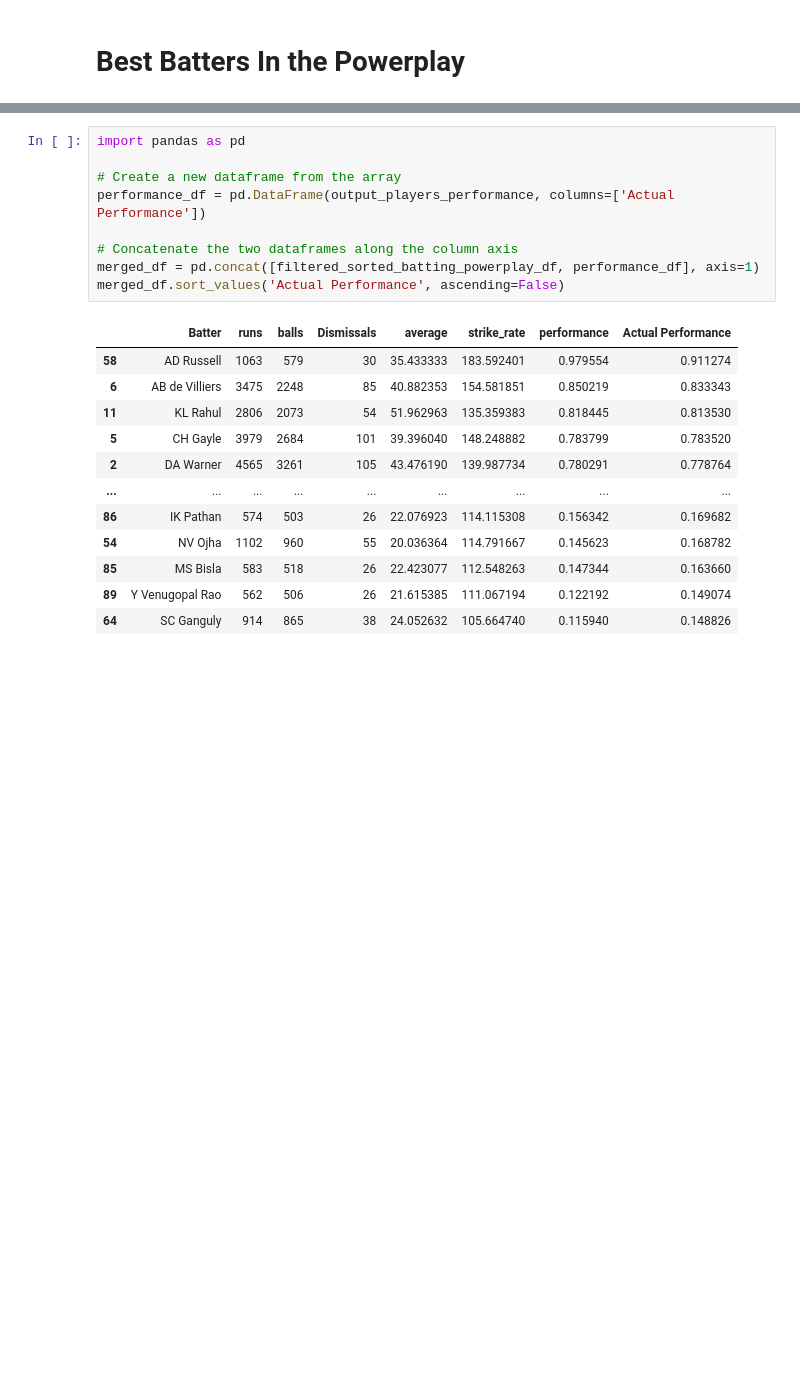
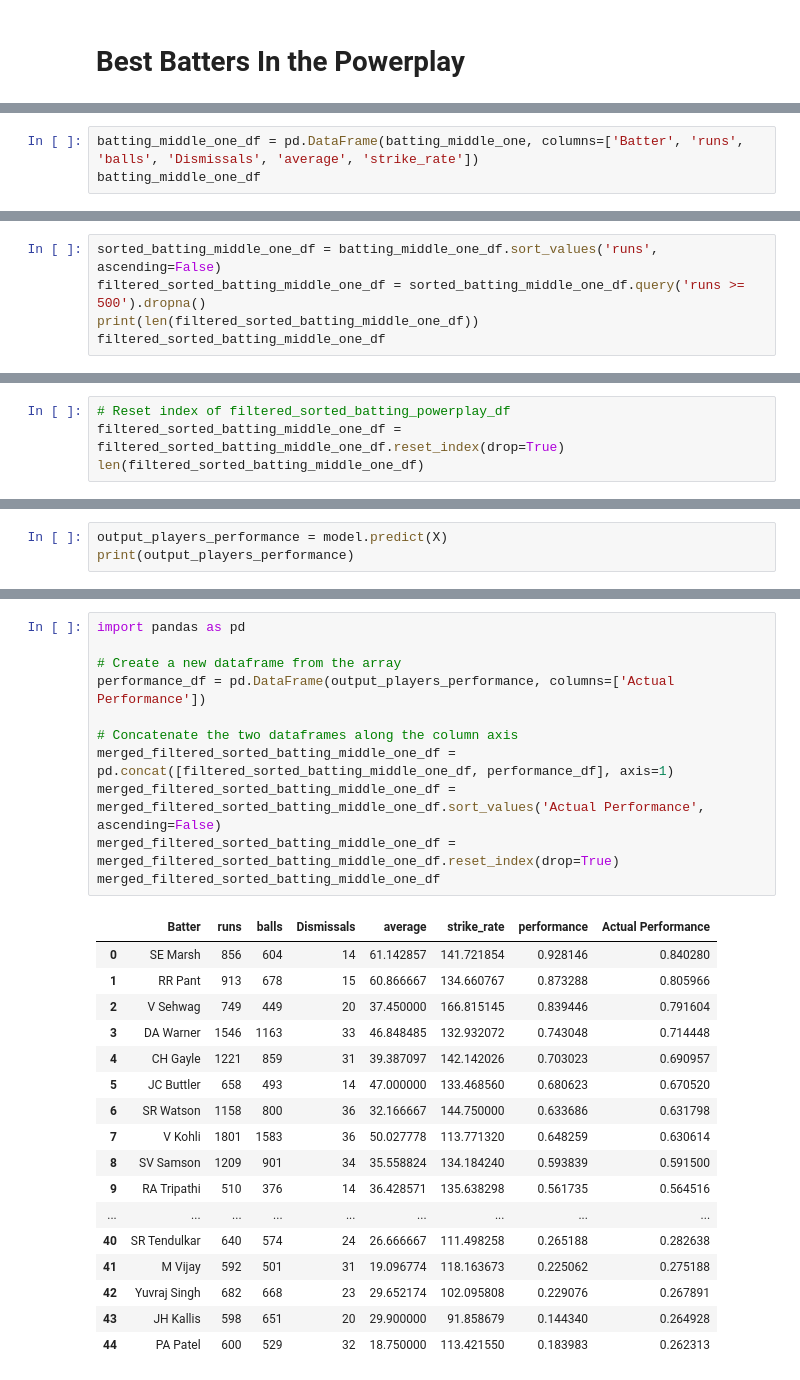
Before and after one commit to anubrotoGhose/IPL-Top-Players, a Jupyter notebook: IPL Feature Selection.ipynb, the cells around one changed output, grey strips where cells are left out. Saved outputs shown, nothing was run; the diff lists cells and outputs as text; blank space fills up the shorter version.

Commit message:
Added How to find the best batters in the phases of the middle overs

```diff
--- a/IPL Feature Selection.ipynb
+++ b/IPL Feature Selection.ipynb
@@ -357,0 +444,3 @@ filtered_sorted_batting_powerplay_df
+# %%
+batting_middle_one_df = pd.DataFrame(batting_middle_one, columns=['Batter', 'runs', 'balls', 'Dismissals', 'average', 'strike_rate'])
+batting_middle_one_df
@@ -357,0 +461,5 @@ filtered_sorted_batting_powerplay_df
+# %%
+sorted_batting_middle_one_df = batting_middle_one_df.sort_values('runs', ascending=False)
+filtered_sorted_batting_middle_one_df = sorted_batting_middle_one_df.query('runs >= 500').dropna()
+print(len(filtered_sorted_batting_middle_one_df))
+filtered_sorted_batting_middle_one_df
@@ -357,0 +485,4 @@ filtered_sorted_batting_powerplay_df
+# %%
+# Reset index of filtered_sorted_batting_powerplay_df
+filtered_sorted_batting_middle_one_df = filtered_sorted_batting_middle_one_df.reset_index(drop=True)
+len(filtered_sorted_batting_middle_one_df)
@@ -357,0 +574,3 @@ filtered_sorted_batting_powerplay_df
+# %%
+output_players_performance = model.predict(X)
+print(output_players_performance)
@@ -358,22 +621,29 @@ filtered_sorted_batting_powerplay_df
 # %%
 import pandas as pd
 
 # Create a new dataframe from the array
 performance_df = pd.DataFrame(output_players_performance, columns=['Actual Performance'])
 
 # Concatenate the two dataframes along the column axis
-merged_df = pd.concat([filtered_sorted_batting_powerplay_df, performance_df], axis=1)
-merged_df.sort_values('Actual Performance', ascending=False)
+merged_filtered_sorted_batting_middle_one_df = pd.concat([filtered_sorted_batting_middle_one_df, performance_df], axis=1)
+merged_filtered_sorted_batting_middle_one_df = merged_filtered_sorted_batting_middle_one_df.sort_values('Actual Performance', ascending=False)
+merged_filtered_sorted_batting_middle_one_df = merged_filtered_sorted_batting_middle_one_df.reset_index(drop=True)
+merged_filtered_sorted_batting_middle_one_df
 # %% [output]
 |  | Batter | runs | balls | Dismissals | average | strike_rate | performance | Actual Performance |
-| 58 | AD Russell | 1063 | 579 | 30 | 35.433333 | 183.592401 | 0.979554 | 0.911274 |
-| 6 | AB de Villiers | 3475 | 2248 | 85 | 40.882353 | 154.581851 | 0.850219 | 0.833343 |
-| 11 | KL Rahul | 2806 | 2073 | 54 | 51.962963 | 135.359383 | 0.818445 | 0.813530 |
-| 5 | CH Gayle | 3979 | 2684 | 101 | 39.396040 | 148.248882 | 0.783799 | 0.783520 |
-| 2 | DA Warner | 4565 | 3261 | 105 | 43.476190 | 139.987734 | 0.780291 | 0.778764 |
+| 0 | SE Marsh | 856 | 604 | 14 | 61.142857 | 141.721854 | 0.928146 | 0.840280 |
+| 1 | RR Pant | 913 | 678 | 15 | 60.866667 | 134.660767 | 0.873288 | 0.805966 |
+| 2 | V Sehwag | 749 | 449 | 20 | 37.450000 | 166.815145 | 0.839446 | 0.791604 |
+| 3 | DA Warner | 1546 | 1163 | 33 | 46.848485 | 132.932072 | 0.743048 | 0.714448 |
+| 4 | CH Gayle | 1221 | 859 | 31 | 39.387097 | 142.142026 | 0.703023 | 0.690957 |
+| 5 | JC Buttler | 658 | 493 | 14 | 47.000000 | 133.468560 | 0.680623 | 0.670520 |
+| 6 | SR Watson | 1158 | 800 | 36 | 32.166667 | 144.750000 | 0.633686 | 0.631798 |
+| 7 | V Kohli | 1801 | 1583 | 36 | 50.027778 | 113.771320 | 0.648259 | 0.630614 |
+| 8 | SV Samson | 1209 | 901 | 34 | 35.558824 | 134.184240 | 0.593839 | 0.591500 |
+| 9 | RA Tripathi | 510 | 376 | 14 | 36.428571 | 135.638298 | 0.561735 | 0.564516 |
 | ... | ... | ... | ... | ... | ... | ... | ... | ... |
-| 86 | IK Pathan | 574 | 503 | 26 | 22.076923 | 114.115308 | 0.156342 | 0.169682 |
-| 54 | NV Ojha | 1102 | 960 | 55 | 20.036364 | 114.791667 | 0.145623 | 0.168782 |
-| 85 | MS Bisla | 583 | 518 | 26 | 22.423077 | 112.548263 | 0.147344 | 0.163660 |
-| 89 | Y Venugopal Rao | 562 | 506 | 26 | 21.615385 | 111.067194 | 0.122192 | 0.149074 |
-| 64 | SC Ganguly | 914 | 865 | 38 | 24.052632 | 105.664740 | 0.115940 | 0.148826 |
+| 40 | SR Tendulkar | 640 | 574 | 24 | 26.666667 | 111.498258 | 0.265188 | 0.282638 |
+| 41 | M Vijay | 592 | 501 | 31 | 19.096774 | 118.163673 | 0.225062 | 0.275188 |
+| 42 | Yuvraj Singh | 682 | 668 | 23 | 29.652174 | 102.095808 | 0.229076 | 0.267891 |
+| 43 | JH Kallis | 598 | 651 | 20 | 29.900000 | 91.858679 | 0.144340 | 0.264928 |
+| 44 | PA Patel | 600 | 529 | 32 | 18.750000 | 113.421550 | 0.183983 | 0.262313 |
```
Also changed, not shown: parts of 45 cells of this notebook.
